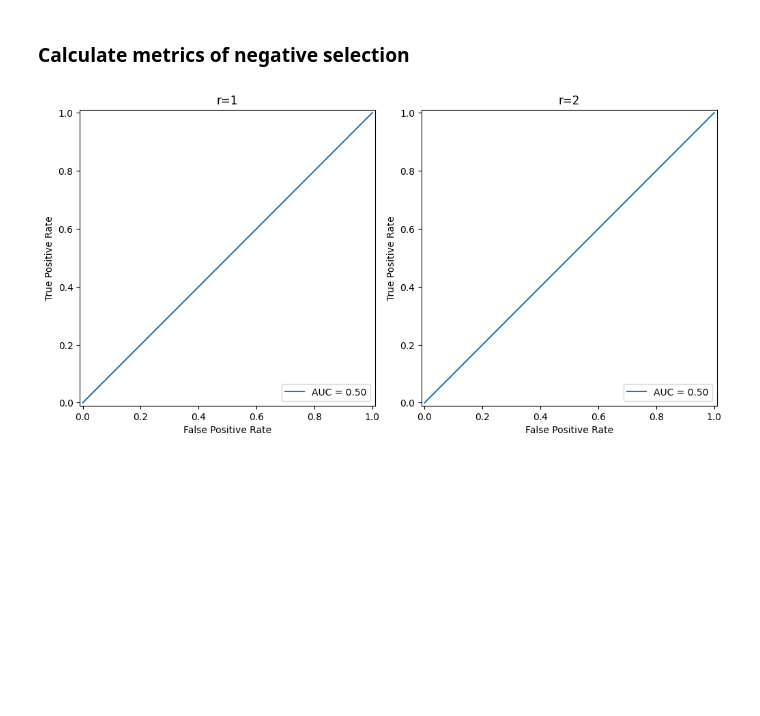
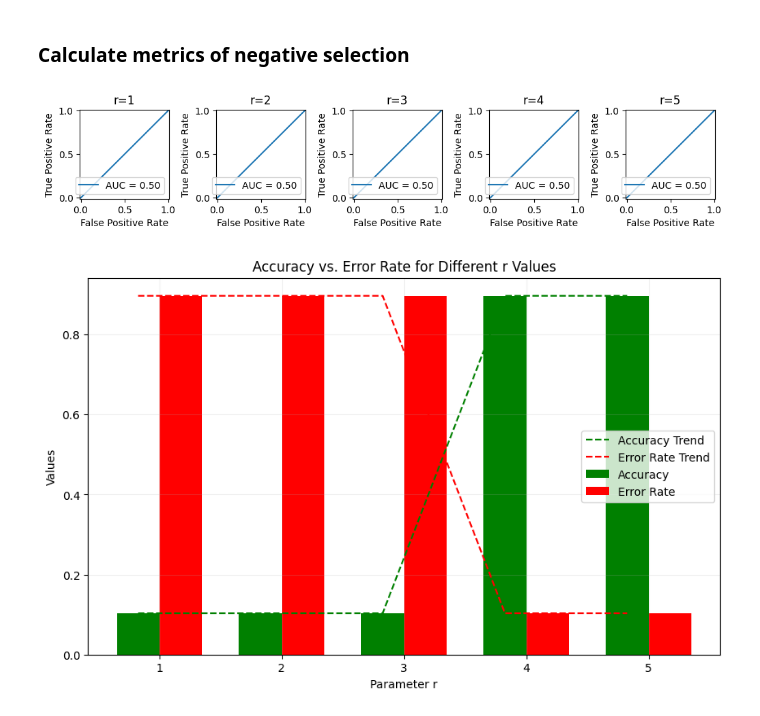
Before and after one commit to VaggelisSpi/NaCo_Project, a Jupyter notebook: project/calculations.ipynb, the cells around one changed output. Drawn from its saved outputs; the diff is of its cells as text; code cells hidden in the pictures; blank space fills up the shorter version.

Commit message:
Calculate and plot error rates and accuracy scores

```diff
--- a/project/calculations.ipynb
+++ b/project/calculations.ipynb
@@ -365,7 +365,7 @@ with open(sampled_peptides_data_dir + "self1_6mers_ea_impr.txt", "w") as f:
 ## Negative Selection
 # %%
 r_start = 1
-r_stop = 3
+r_stop = 5
 # %%
 ns = NegativeSelection(
     "./data/sampled/6mers.alpha", "./data/sampled/self1_6mers_random.txt", r_start=r_start, r_stop=r_stop
@@ -396,20 +396,63 @@ def caclulate_roc_auc(data):
     return auc, roc
 # %%
 res_dir = "./data/results"
+pd.set_option('future.no_silent_downcasting', True) # opt-in for future behavior of replace
 
-fig, ax = plt.subplots(1, 2, figsize=(10, 10), constrained_layout=True)
+fig, ax = plt.subplots(1, r_stop, figsize=(10, 10), constrained_layout=True)
 
-for r in range(r_start, r_stop):
+acc_list = []
+err_rate_list = []
+
+for r in range(r_start, r_stop + 1):
     anomalous_data = load_data("./data/peptides/ebola-6mers.txt", r, 1)
     normal_data = load_data("./data/peptides/self2-6mers.txt", r, 0)
     data = pd.concat([anomalous_data, normal_data])
-    # display(data.head())
 
     _, _, data = preprocess_data(data, r)
+    # display(data.head())
 
     auc, roc = caclulate_roc_auc(data)
     axis = ax[r - 1]
     roc.plot(ax=axis)
     axis.set_title(f"r={r}")
+
+    acc = metrics.accuracy_score(data['anomalous'].to_list(), data['y'].replace({True: 1, False: 0}).to_list())
+    err_rate = 1 - acc
+
+    acc_list.append(acc)
+    err_rate_list.append(err_rate)
 # %% [output]
-[figure, old version]
+[figure, new version]
+# %%
+# Calculate positions for bars
+r_values = [r for r in range(r_start, r_stop + 1)]
+bar_width = 0.35
+x = np.arange(len(r_values))
+
+# Plotting
+plt.figure(figsize=(10, 6))
+
+# Add bars for accuracy and error rates
+plt.bar(x, acc_list, bar_width, label='Accuracy', color='green')
+plt.bar(x + bar_width, err_rate_list, bar_width, label='Error Rate', color='red')
+
+# Add trend lines for accuracy and error rates
+# Use moving average for the trend line (smooth line)
+window = 1  # Number of points to average over
+accuracy_trend = np.convolve(acc_list, np.ones(window)/window, mode='valid')
+error_trend = np.convolve(err_rate_list, np.ones(window)/window, mode='valid')
+
+plt.plot(x[window-1:], accuracy_trend, 'g--', label='Accuracy Trend')
+plt.plot(x[window-1:], error_trend, 'r--', label='Error Rate Trend')
+
+# Customize the plot
+plt.xlabel('Parameter r')
+plt.ylabel('Values')
+plt.title('Accuracy vs. Error Rate for Different r Values')
+plt.xticks(x + bar_width / 2, r_values)  # Center the x-tick labels
+plt.legend()
+plt.grid(True, alpha=0.2)
+
+plt.show()
+# %% [output]
+[figure, added]
```
Also changed, not shown: 8 other files.
